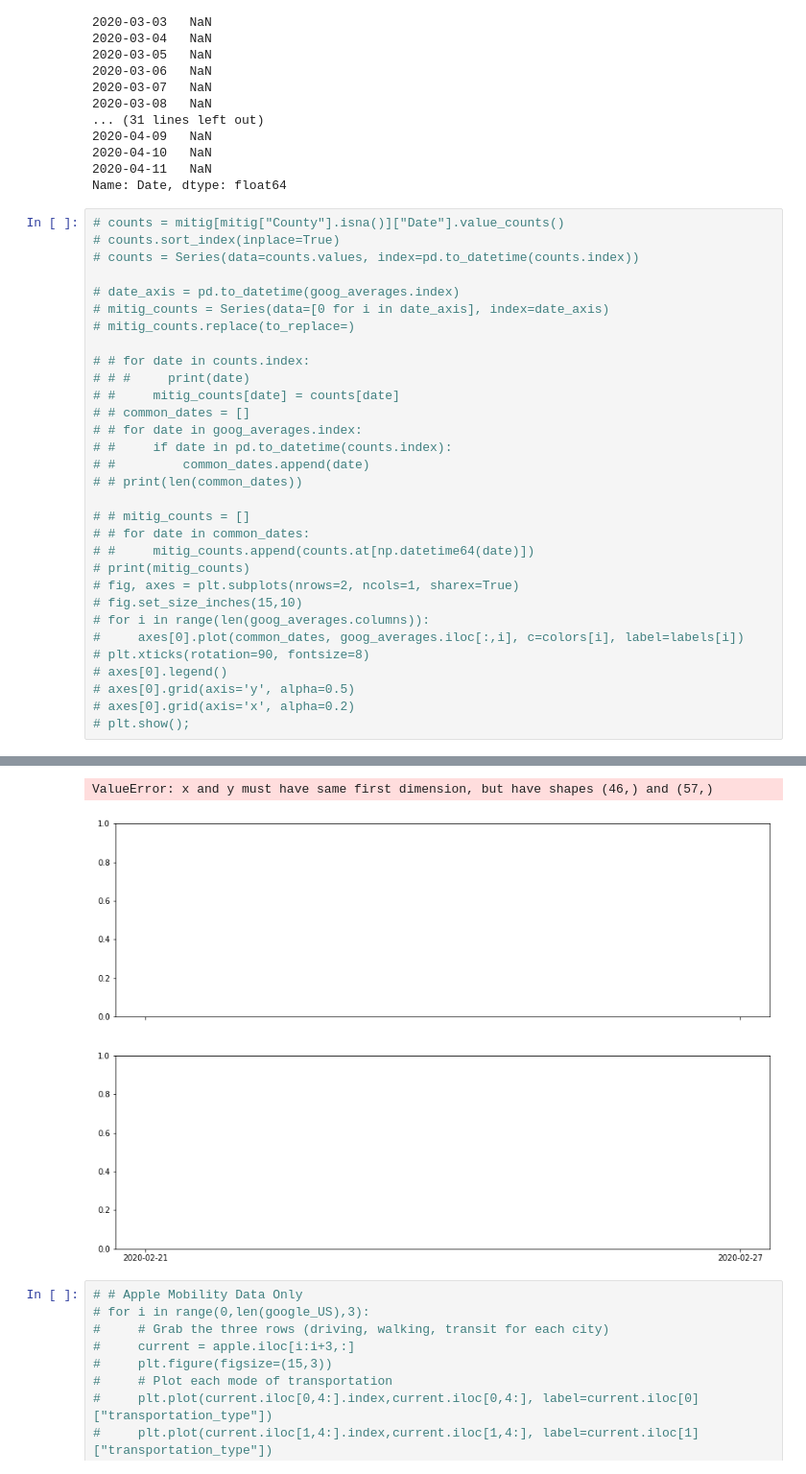
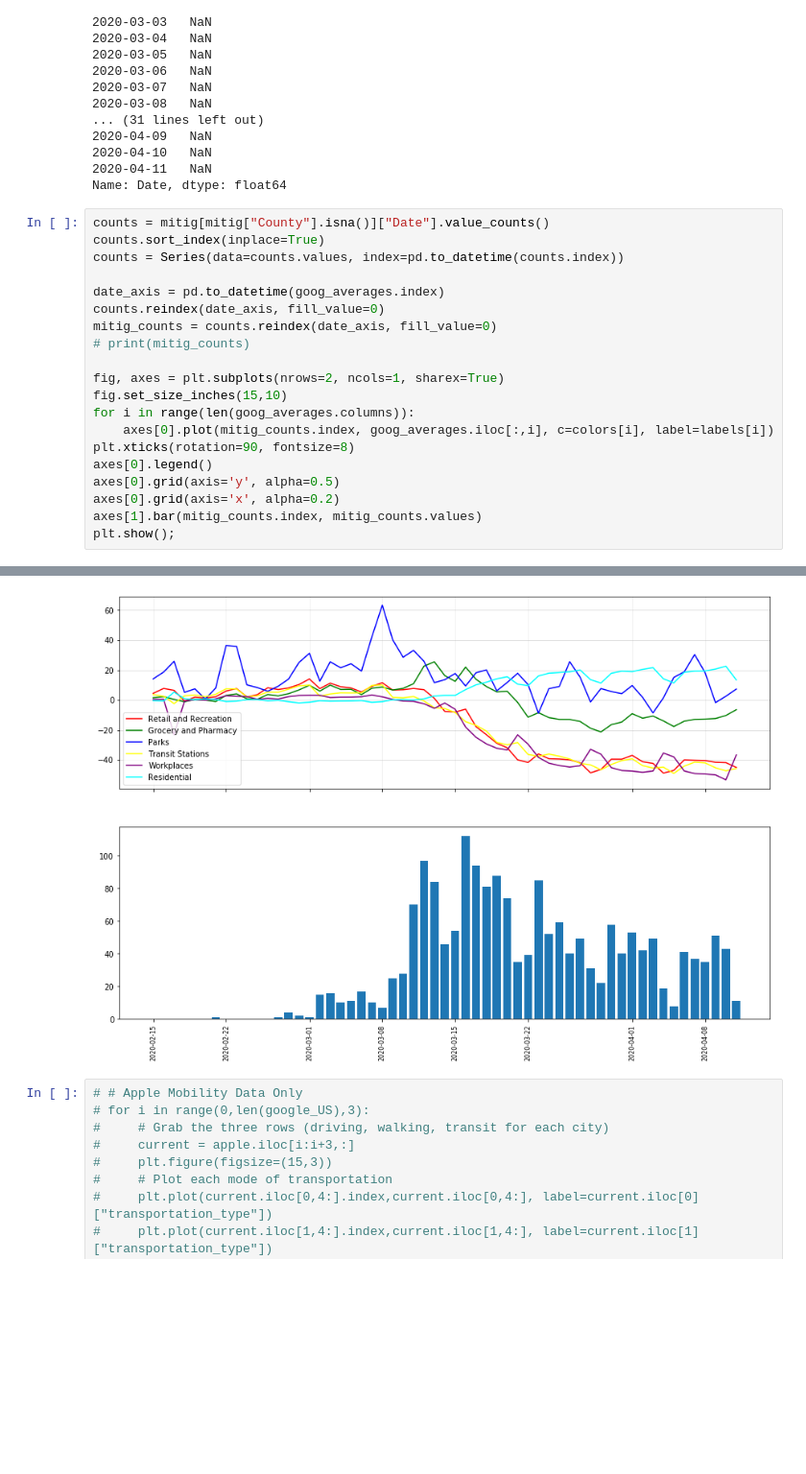
Before and after one commit to Christopher-Scott/Covid-19_Project, a Jupyter notebook: visualizations.ipynb, the cells around one changed output, grey strips where cells are left out. Shown at 96% size. Saved outputs shown, nothing was run; the diff lists cells and outputs as text; blank space fills up the shorter version.

Commit message:
Added google/mitig subplot

```diff
--- a/visualizations.ipynb
+++ b/visualizations.ipynb
@@ -215,34 +215,23 @@ plt.show();
 2020-04-11   NaN
 Name: Date, dtype: float64
 # %%
-# counts = mitig[mitig["County"].isna()]["Date"].value_counts()
-# counts.sort_index(inplace=True)
-# counts = Series(data=counts.values, index=pd.to_datetime(counts.index))
+counts = mitig[mitig["County"].isna()]["Date"].value_counts()
+counts.sort_index(inplace=True)
+counts = Series(data=counts.values, index=pd.to_datetime(counts.index))
 
-# date_axis = pd.to_datetime(goog_averages.index)
-# mitig_counts = Series(data=[0 for i in date_axis], index=date_axis)
-# mitig_counts.replace(to_replace=)
+date_axis = pd.to_datetime(goog_averages.index)
+counts.reindex(date_axis, fill_value=0)
+mitig_counts = counts.reindex(date_axis, fill_value=0)
+# print(mitig_counts)
 
-# # for date in counts.index:
-# # #     print(date)
-# #     mitig_counts[date] = counts[date]
-# # common_dates = []
-# # for date in goog_averages.index:
-# #     if date in pd.to_datetime(counts.index):
-# #         common_dates.append(date)
-# # print(len(common_dates))
-
-# # mitig_counts = []
-# # for date in common_dates:
-# #     mitig_counts.append(counts.at[np.datetime64(date)])
-# print(mitig_counts)
-# fig, axes = plt.subplots(nrows=2, ncols=1, sharex=True)
-# fig.set_size_inches(15,10)
-# for i in range(len(goog_averages.columns)):
-#     axes[0].plot(common_dates, goog_averages.iloc[:,i], c=colors[i], label=labels[i])
-# plt.xticks(rotation=90, fontsize=8)
-# axes[0].legend()
-# axes[0].grid(axis='y', alpha=0.5)
-# axes[0].grid(axis='x', alpha=0.2)
-# plt.show();
+fig, axes = plt.subplots(nrows=2, ncols=1, sharex=True)
+fig.set_size_inches(15,10)
+for i in range(len(goog_averages.columns)):
+    axes[0].plot(mitig_counts.index, goog_averages.iloc[:,i], c=colors[i], label=labels[i])
+plt.xticks(rotation=90, fontsize=8)
+axes[0].legend()
+axes[0].grid(axis='y', alpha=0.5)
+axes[0].grid(axis='x', alpha=0.2)
+axes[1].bar(mitig_counts.index, mitig_counts.values)
+plt.show();
 # %% [output]
@@ -266,5 +238,4 @@ Length: 72, dtype: int64
-ValueError: x and y must have same first dimension, but have shapes (46,) and (57,)
-[figure, old version]
+[figure, new version]
 # %%
 # # Apple Mobility Data Only
 # for i in range(0,len(google_US),3):
```
Also changed, not shown: parts of 1 cell of this notebook.
